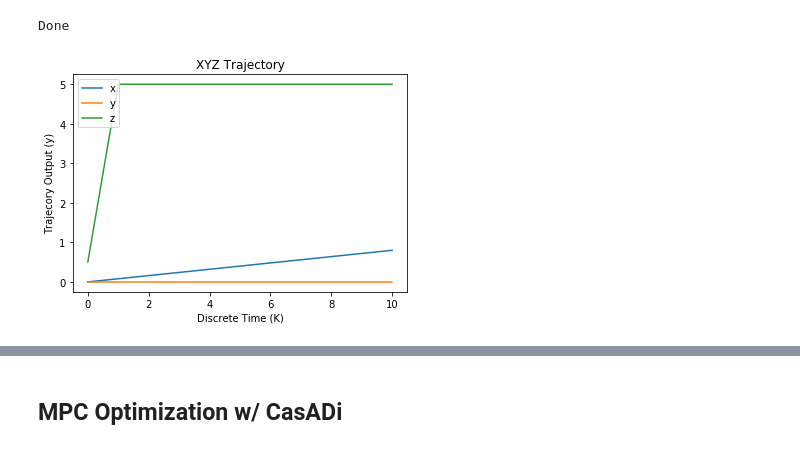
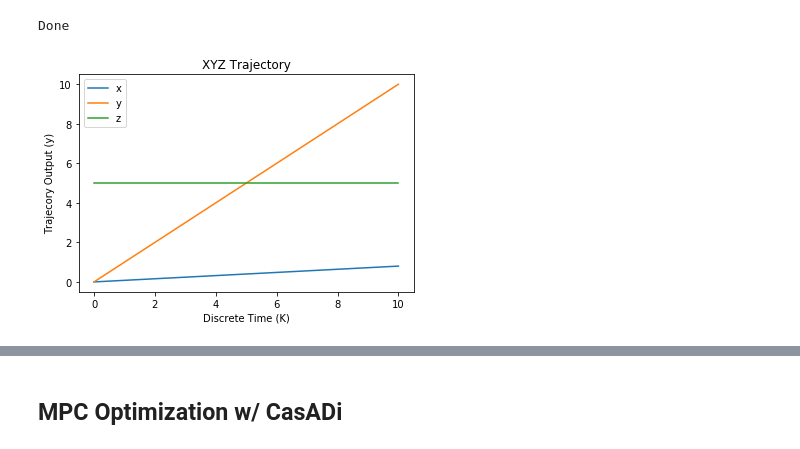
Before and after one commit to implementedrobotics/Nomad, a Jupyter notebook: Notebooks/Single Rigid Body Dynamics MPC.ipynb, the cells around one changed output, grey strips where cells are left out. Drawn from its saved outputs; the diff is of its cells as text; code cells hidden in the pictures.

```diff
--- a/Notebooks/Single Rigid Body Dynamics MPC.ipynb
+++ b/Notebooks/Single Rigid Body Dynamics MPC.ipynb
@@ -88,6 +88,10 @@ class CubicPolyTrajectory:
         q_dd = 2*self.a[2] + 6*self.a[3]*t
 
         return q, q_d, q_dd
+
+    def evaluate_final(self):
+
+        return self.evaluate(self.t_f)
 
     def _compute(self):
 
@@ -187,11 +194,12 @@ def R_omega(phi, theta, psi, linearize = False):
                         [-s_psi, c_psi, 0],
                         [0, 0, 1]])
 
+
     # Return Non-Linear Version
     return np.array([[c_psi/c_th, s_psi/c_th, 0],
                     [-s_psi,      c_psi,      0],
-                    [c_psi*t_th,  s_psi*c_th, 1]])
-                    #[c_psi/c_th, s_psi/c_th, 1]
+                    [c_psi*t_th,  s_psi*t_th, 1]])
+                    #[c_psi/c_th, s_psi/c_th, 1]])
 
 # Rotation Transformation Matrix from vector_orig to vector_fin
 def R_2vec(R, vector_orig, vector_fin):
@@ -672,6 +680,7 @@ class LegSwingController:
         self.t = 0 # Current Time
         self.Ts = Ts # Sampling time
         self.t_swing_start = 0 # Swing Start Time, used to sync the trajectory evaluations in the swing stage
+        self.t_swing_end = 0 # Swing End Time(Goes into stance)
         self.body_state = np.zeros((13,1)) # CoM Body State
 
         # TODO: We need actual kinematic chain with with joints and jacobians blah
@@ -728,6 +737,7 @@ class LegSwingController:
 
                 T_swing = self.gait_sequencer.get_swing_times()[self.leg_id]
                 self.t_swing_start = self.t
+                self.t_swing_end = self.t + T_swing
 
                 # Compute Swing Trajectories (in Body Frame)
                 self.foot_trajectory[0] = CubicPolyTrajectory(q_0=self.foot_pos[0], q_f=self.p_des[0], t_f=T_swing) # X
@@ -755,12 +765,13 @@ class LegSwingController:
                 # Update the WF position for the foot.
                 # TODO: This is terrible.  Just need transforms...
                 self.foot_pos_wcs = R@self.foot_pos + [p[0], p[1], 0]
+                return
+                #swing_time = self.t_swing_end
+               # print(swing_time)
 
-                return
+            swing_time = self.t - self.t_swing_start # Current T-Delta in swing trajectory time
 
             # Follow Swing Trajectory
-            swing_time = self.t - self.t_swing_start # Current T-Delta in swing trajectory time
-
             q_x, _, _ = self.foot_trajectory[0].evaluate(swing_time) # evaluate for the x position
             q_y, _, _ = self.foot_trajectory[1].evaluate(swing_time) # evaulate for the y position
 
@@ -1419,7 +1403,7 @@ class CoMTrajectoryGenerator:
         self.x = np.zeros((self.num_states, (self.N+1)))
 
     # This is for walking/running input
-    def generate(self, x0, x_dot, y_dot, yaw_dot, z_com, z_dot=0):
+    def generate(self, x0, x_dot, y_dot, yaw_dot, z_com):
         """
         Parameters
         ----------
@@ -1435,52 +1419,35 @@ class CoMTrajectoryGenerator:
             The desired CoM Z Height of trajectory
 
         """
-        self.x[:, 0] = x0 # Update initial state
+        self.x[0, 0] = x0[0] # Update initial state
+        self.x[1, 0] = x0[1]
 
+        self.x[2, :] = z_com
         self.x[3, :] = x_dot
         self.x[4, :] = y_dot
         self.x[5, :] = 0
 
+        orient_d = np.array([[0],[0],[yaw_dot]])
+        #print(orient_d)
+        #omega = R_omega(0,0,(self.x[8,0]))@orient_d
+        omega = R_z((self.x[8,0]))@orient_d
+        #print(omega)
+
+        self.x[6, :] = 0
+        self.x[7, :] = 0
+        self.x[8, :] = x0[8]
+
+        self.x[9, :] = 0
+        self.x[10, :] = 0
+        self.x[11, :] = omega[2]
+        self.x[12, :] = gravity
+
         for i in range(0, self.N):
-                # Update positions
-                self.x[0, i+1] = self.x[0, i] + x_dot * self.dt
-                self.x[1, i+1] = self.x[1, i] + y_dot * self.dt
-                self.x[2, i+1] = z_com#self.x[2, i] + z_dot * self.dt
+            # Update positions
+            self.x[0, i+1] = self.x[0, i] + x_dot * self.dt
+            self.x[1, i+1] = self.x[1, i] + y_dot * self.dt
+            self.x[8, i+1] = self.x[8, i] + yaw_dot * self.dt
 
-
-
-        return self.x
-        # Everything below works "okay" but really need better feasible trajectories here with
-        # constraints and bounds on time/velocity/accel/jerk for smoothness.  For now we just do a linear state space
-        # hack job
-
-        #self.x[:, 1] = x0 # Update initial state
-
-        # Fill in controller values to integrate out the trajectory
-        self.x[2, 1] = z_com # Desired Z CoM height
-        self.x[3, 1] = x_dot # Desired X CoM velocity
-        self.x[4, 1] = y_dot # Desired Y CoM velocity
-        #self.x[5, 1] = z_dot # Desired Z CoM velocity
-        self.x[11,1] = yaw_dot # Desired Yaw rate CoM Body Orietation (Conveniently this is omega_z*1.  We CANNOT do this in general)
-        self.x[12,1]= gravity # Gravity State
-        A = np.zeros((self.num_states, self.num_states))
-        A[0, 3] = 1
-        A[1, 4] = 1
-        A[2, 5] = 1
-
-        # TODO: Need to have body velocities to angular
-        A[6,  9]= 1
-        A[7, 10] = 1
-        A[8, 11] = 1
-
-        # TODO: Body rotation velocities to omega world?
-        # Discrete?
-        # TODO: Need R from current state -> next time state
-        #
-        # TODO: Need to cache A matrices over entire trajectory as it is time varying potentially
-        for i in range(1, self.N):
-            self.x[:, i+1] = self.x[:,i] + A@self.x[:,i] * self.dt
-            self.x[12, i+1] = gravity
         return self.x
 
 
@@ -1500,32 +1467,32 @@ class CoMTrajectoryGenerator:
         figure()
 
         plot(self.x[3,:],label="x'")
         plot(self.x[4,:],label="y'")
         plot(self.x[5,:],label="z'")
         xlabel('Discrete Time (K)')
         ylabel('Trajecory Output (y)')
         title('XYZ Vel Trajectory')
 
         #plot(t_vec, sol.value(X[5,:]),label="v")
         legend(loc="upper left")
         figure()
 
         plot(self.x[8,:],label="yaw")
         plot(self.x[11,:],label="yaw rate")
         xlabel('Discrete Time (K)')
         ylabel('Trajecory Output (y)')
         title('Yaw Trajectory')
 
         legend(loc="upper left")
 
 
 # Sample Test
 N = 10
 num_states = 13
 ctg = CoMTrajectoryGenerator(length = 1.0, sample_points=N)
 x_init = np.array(np.zeros(num_states))
 x_init[2] = 0.5
-y = ctg.generate(x_init, x_dot = 0.8, y_dot = 0, yaw_dot = 0, z_com = 5)
+y = ctg.generate(x_init, x_dot = 0.8, y_dot = 10, yaw_dot = 1.0, z_com = 5)
 ctg.plot()
 # %% [output]
-[figure, old version]
+[figure, new version]
```
Also changed, not shown: parts of 7 cells of this notebook.
